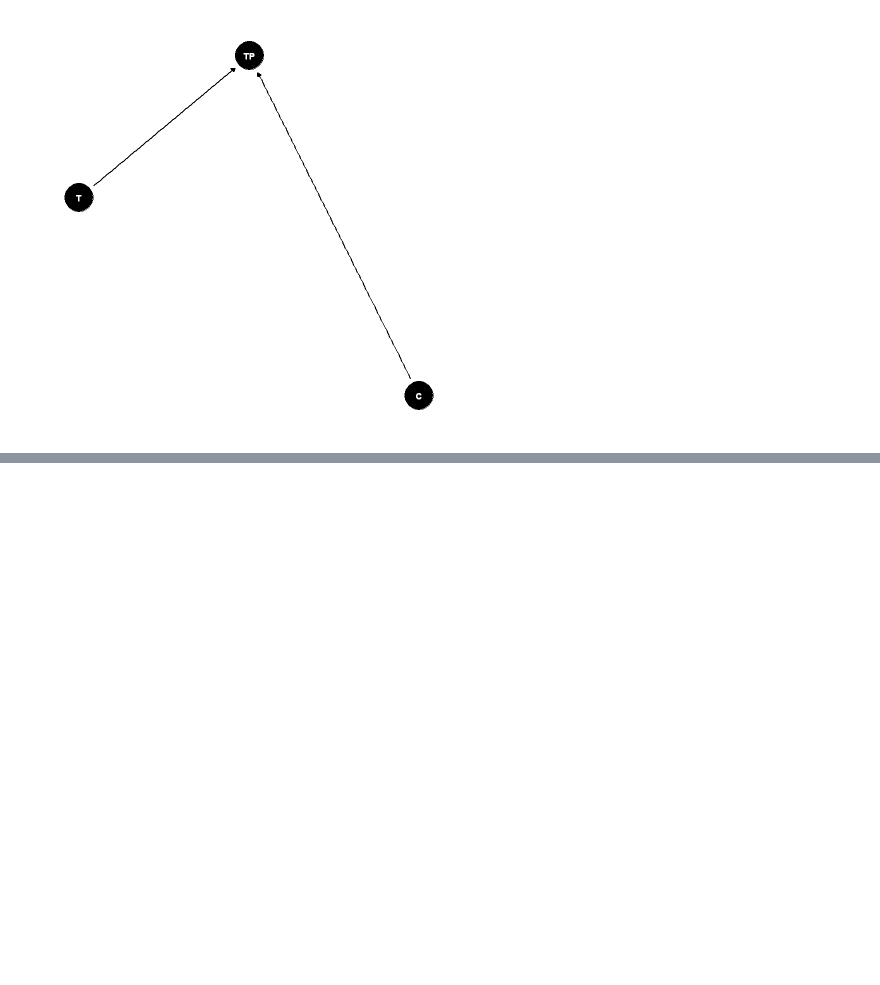
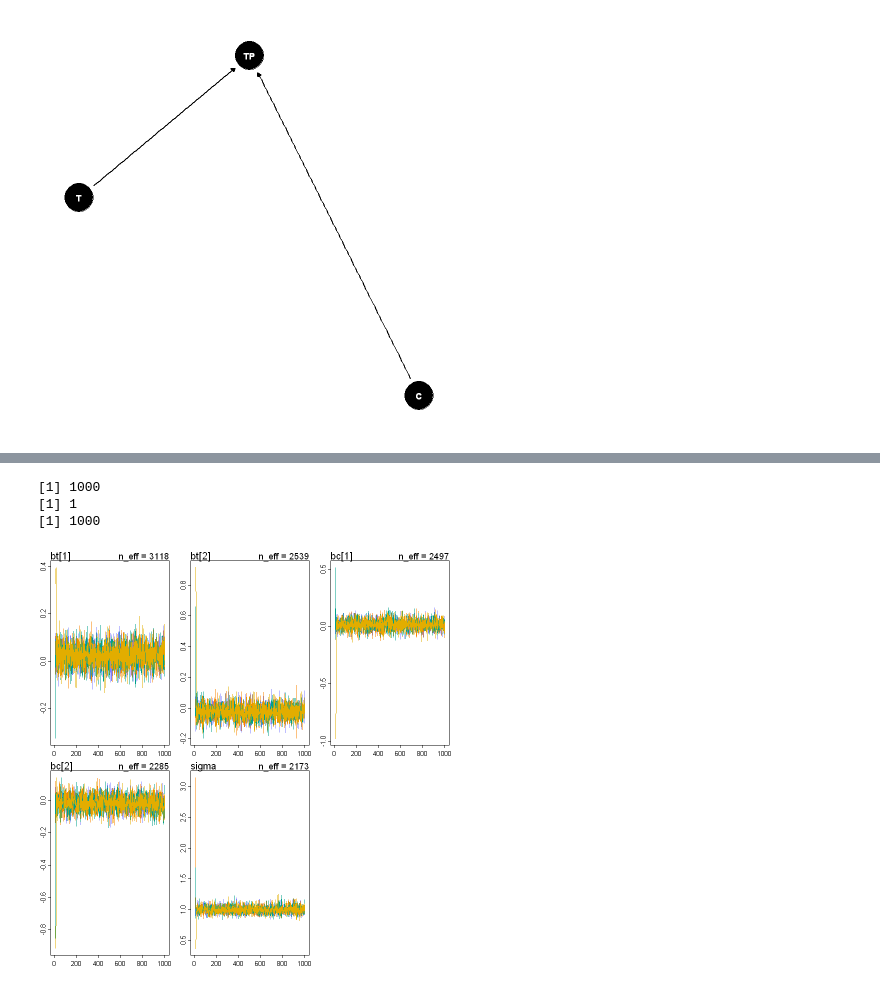
Before and after one commit to sinadarbouy/Portfolio-R, a Jupyter notebook: Bayesian_analysis_R.ipynb, the cells around one changed output, grey strips where cells are left out. Cells and saved outputs as stored; diff of their text form; code cells hidden in the pictures; blank space fills up the shorter version.

```diff
--- a/Bayesian_analysis_R.ipynb
+++ b/Bayesian_analysis_R.ipynb
@@ -422,0 +624,7 @@ The following object is masked from 'package:stats':
+# %%
+traceplot(m2)
+# %% [output]
+[1] 1000
+[1] 1
+[1] 1000
+[figure, added]
```
Also changed, not shown: parts of 23 cells of this notebook.
